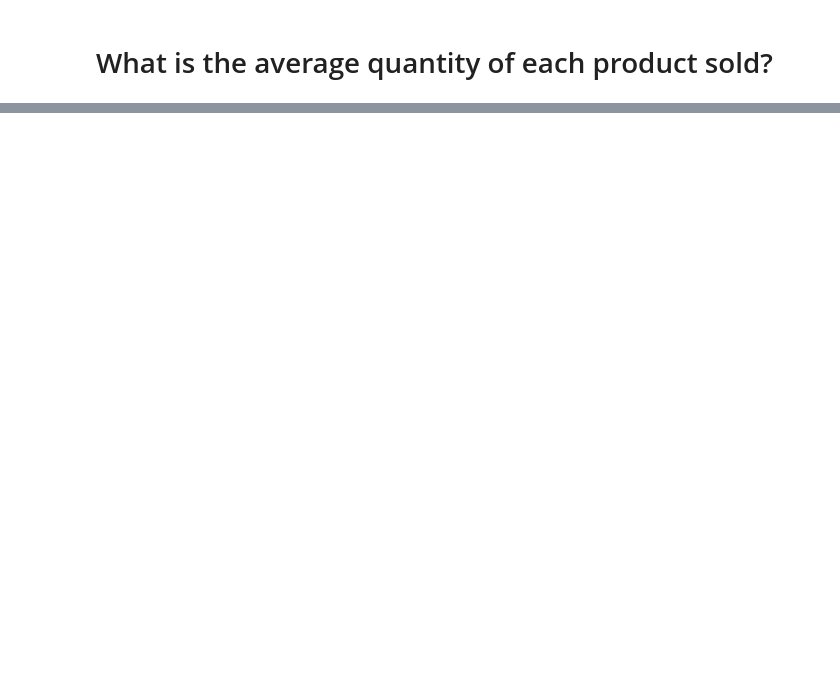
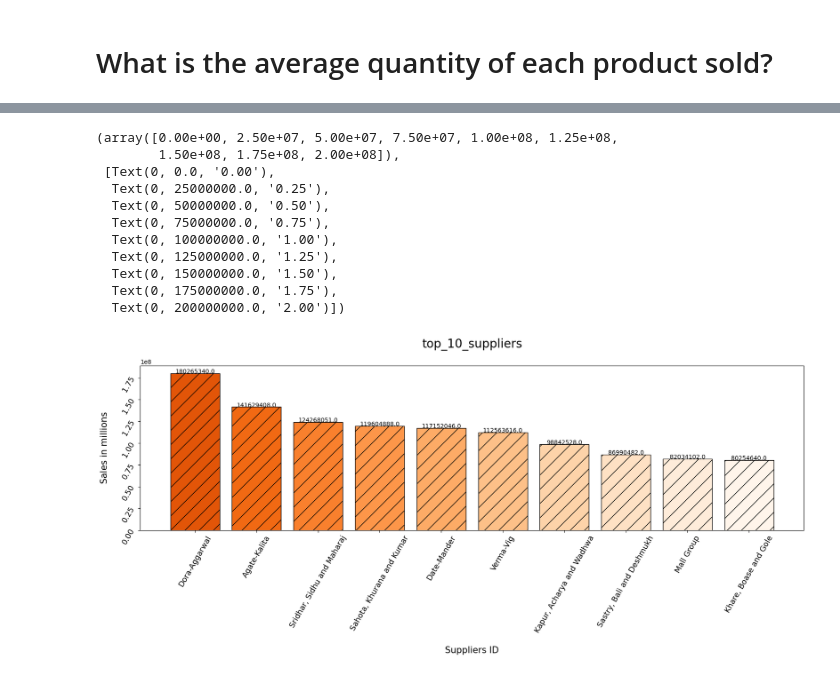
Before and after one commit to Anikaitmalik/Swift_market_data_analysis, a Jupyter notebook: swiftmarket.ipynb, the cells around one changed output, grey strips where cells are left out. Cells and saved outputs as stored; diff of their text form; code cells hidden in the pictures; blank space fills up the shorter version.

```diff
--- a/swiftmarket.ipynb
+++ b/swiftmarket.ipynb
@@ -617,0 +658,31 @@ plt.grid(axis='both',ls='dotted',lw=1)
+# %%
+suppliername= df["Supplier_name"].values
+# %%
+
+suppliersales = df["Supplier_total_sales"].astype(float).values
+# %%
+plt.figure(figsize =(20,5))
+
+plt.bar( x = suppliername, height = suppliersales, color = cmap , edgecolor = "black", hatch = "/")
+for i in range(len(suppliername)):
+    plt.annotate(text = f'{suppliersales[i]}' , xy = (i,suppliersales[i]+5) , horizontalalignment = "center")
+
+plt.title("top_10_suppliers", pad = 30 , size = 20)
+plt.xlabel("Suppliers ID" , labelpad = 20 ,size = 15)
+plt.ylabel("Sales in millions" , labelpad = 20 ,size = 15)
+
+plt.xticks(rotation = 60 , size = 13)
+plt.yticks(rotation = 60 , size = 13)
+# %% [output]
+(array([0.00e+00, 2.50e+07, 5.00e+07, 7.50e+07, 1.00e+08, 1.25e+08,
+        1.50e+08, 1.75e+08, 2.00e+08]),
+ [Text(0, 0.0, '0.00'),
+  Text(0, 25000000.0, '0.25'),
+  Text(0, 50000000.0, '0.50'),
+  Text(0, 75000000.0, '0.75'),
+  Text(0, 100000000.0, '1.00'),
+  Text(0, 125000000.0, '1.25'),
+  Text(0, 150000000.0, '1.50'),
+  Text(0, 175000000.0, '1.75'),
+  Text(0, 200000000.0, '2.00')])
+[figure, added]
```
Also changed, not shown: parts of 7 cells of this notebook.
